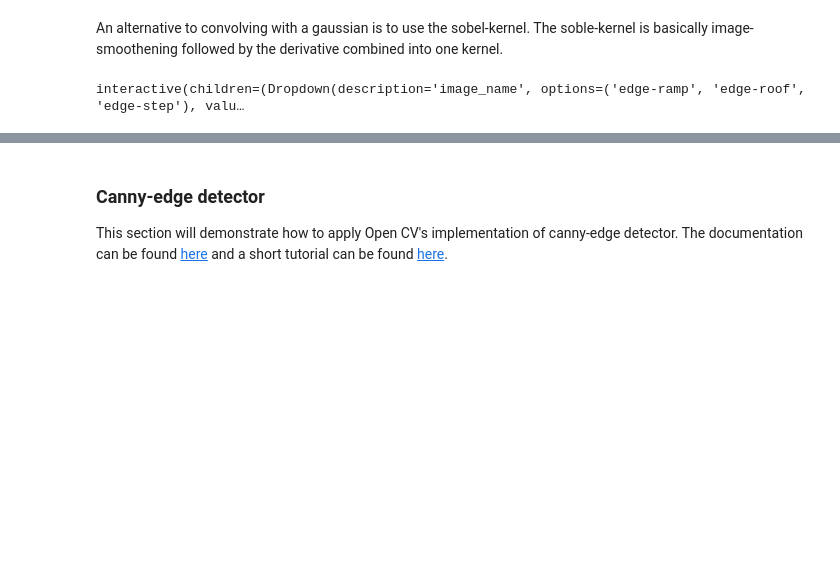
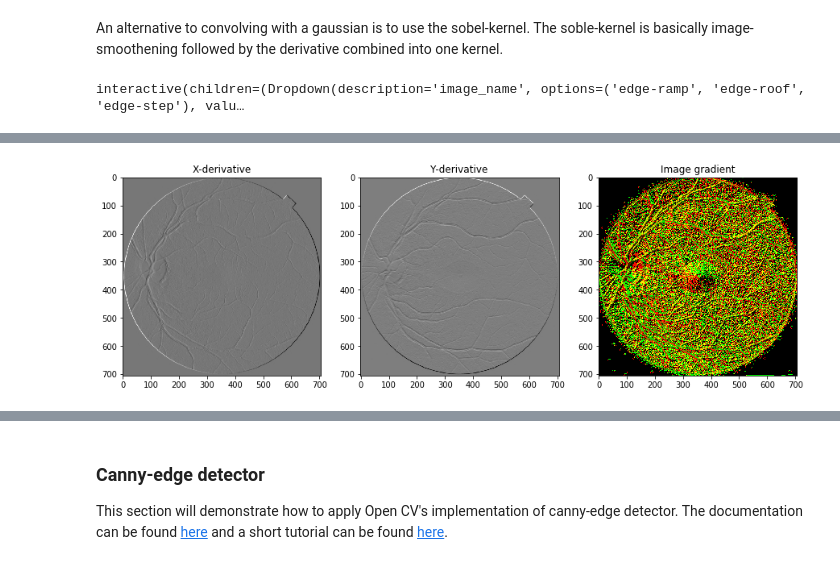
Before and after one commit to ErlingLie/TDT4195-Material, a Jupyter notebook: Segmentation.ipynb, the cells around one changed output, grey strips where cells are left out. Cells and saved outputs as stored; diff of their text form; code cells hidden in the pictures; blank space fills up the shorter version.

Commit message:
Image gradient

```diff
--- a/Segmentation.ipynb
+++ b/Segmentation.ipynb
@@ -39,9 +39,7 @@ def convolve_image(image, kernel):
 
     #Normalize output
     output = output[pad:-pad, pad:-pad]
-    output -= output.min()
-    output /= output.max()
-    return (output*255).astype(np.uint8)
+    return output
 
 
 
@@ -120,0 +125,29 @@ interactive(children=(Dropdown(description='image_name', options=('edge-ramp', '
+# %%
+from skimage import data
+image = data.retina()[::2, ::2]
+image = np.dot(image, [0.2989, 0.5870, 0.1140])
+x_sobel = np.array([[1, 0, -1],[2,0,-2], [1,0,-1]])
+y_sobel = np.array([[1,2,1], [0,0,0], [-1,-2,-1]])
+
+x_derivative = convolve_image(image, x_sobel)
+y_derivative = convolve_image(image, y_sobel)
+
+gradient  = np.zeros((image.shape[0], image.shape[1], 3), dtype = np.uint8)
+gradient[:,:,0] = x_derivative
+gradient[:,:,1] = y_derivative
+
+plt.figure(figsize = (15,5))
+plt.subplot(131)
+plt.title("X-derivative")
+plt.imshow(x_derivative, cmap = "gray")
+
+plt.subplot(132)
+plt.title("Y-derivative")
+plt.imshow(y_derivative, cmap = "gray")
+
+plt.subplot(133)
+plt.title("Image gradient")
+plt.imshow(gradient)
+plt.show()
+# %% [output]
+[figure, added]
```
Also changed, not shown: parts of 3 cells of this notebook.
